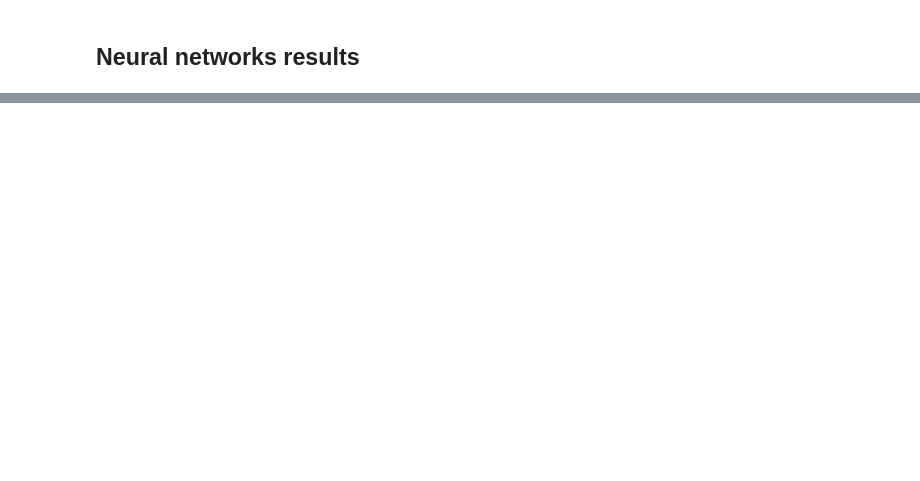
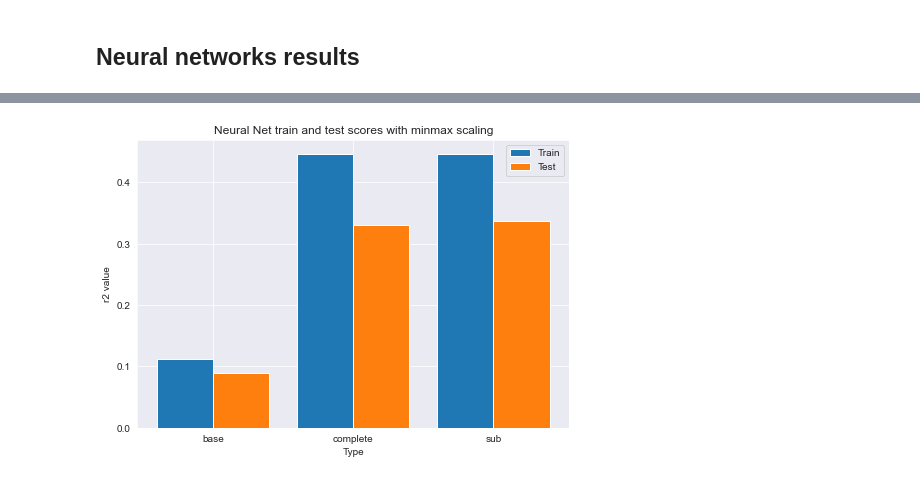
Before and after one commit to burububbu/context-aware-analysis, a Jupyter notebook: results_analysis.ipynb, the cells around one changed output, grey strips where cells are left out. Cells and saved outputs as stored; diff of their text form; code cells hidden in the pictures; blank space fills up the shorter version.

```diff
--- a/results_analysis.ipynb
+++ b/results_analysis.ipynb
@@ -95,0 +153,6 @@ ml_results.head(5)
+# %%
+nn_best_results = nn_best_results[nn_best_results['preprocessing_type'] == 'minmax_scaling']
+
+train_test_bar_plot(nn_best_results['r2_train'], nn_best_results['r2_test'], subset_types, 'r2 value', 'Neural Net train and test scores with minmax scaling')
+# %% [output]
+[figure, added]
```
Also changed, not shown: parts of 14 cells of this notebook.
